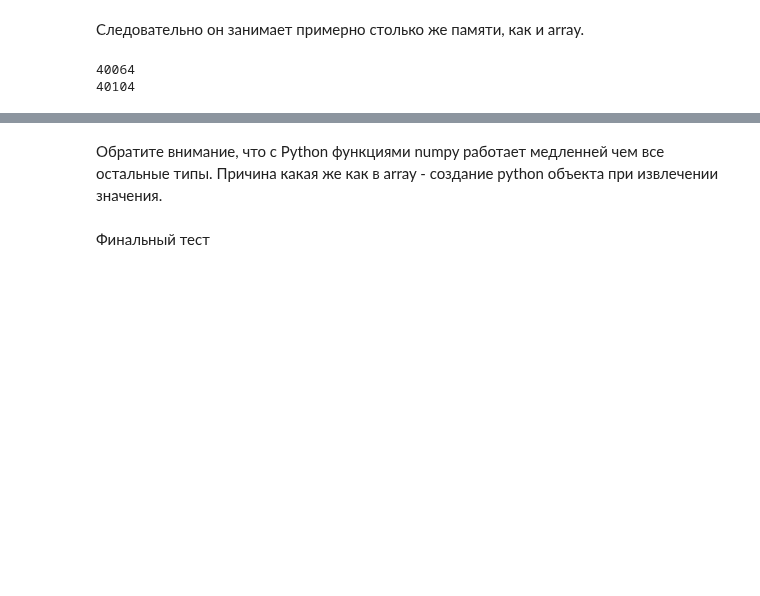
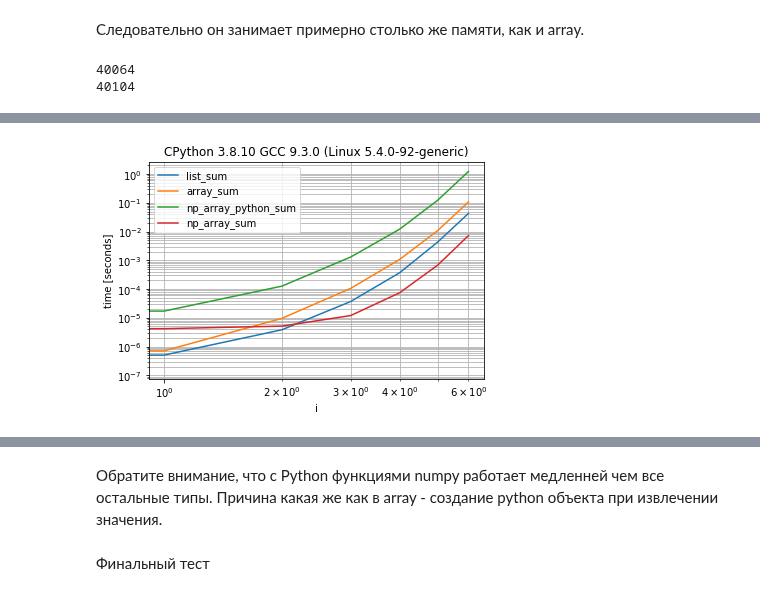
Before and after one commit to Chularev/articles, a Jupyter notebook: type_of_datas_and_broadcasting.ipynb, the cells around one changed output, grey strips where cells are left out. Cells and saved outputs as stored; diff of their text form; code cells hidden in the pictures; blank space fills up the shorter version.

```diff
--- a/type_of_datas_and_broadcasting.ipynb
+++ b/type_of_datas_and_broadcasting.ipynb
@@ -264,0 +283,19 @@ print(sys.getsizeof(A)); print(sys.getsizeof(NA))
+# %%
+def array_sum(i):
+    return sum(list_of_arrays[i])
+# %%
+def np_array_python_sum(i):
+    return sum(list_of_np_arrays[i])
+# %%
+def np_array_sum(i):
+    return list_of_np_arrays[i].sum()
+# %%
+funcs = [list_sum, array_sum, np_array_python_sum, np_array_sum]
+arguments = {i: i for i in range(len(list_of_lists))}
+argument_name = 'i'
+aliases = {list_sum: 'list_sum', array_sum: 'array_sum', np_array_python_sum: 'np_array_python_sum', np_array_sum: 'np_array_sum'}
+b = benchmark(funcs, arguments, argument_name, function_aliases=aliases)
+# %%
+b.plot()
+# %% [output]
+[figure, added]
```
Also changed, not shown: parts of 15 cells of this notebook.
